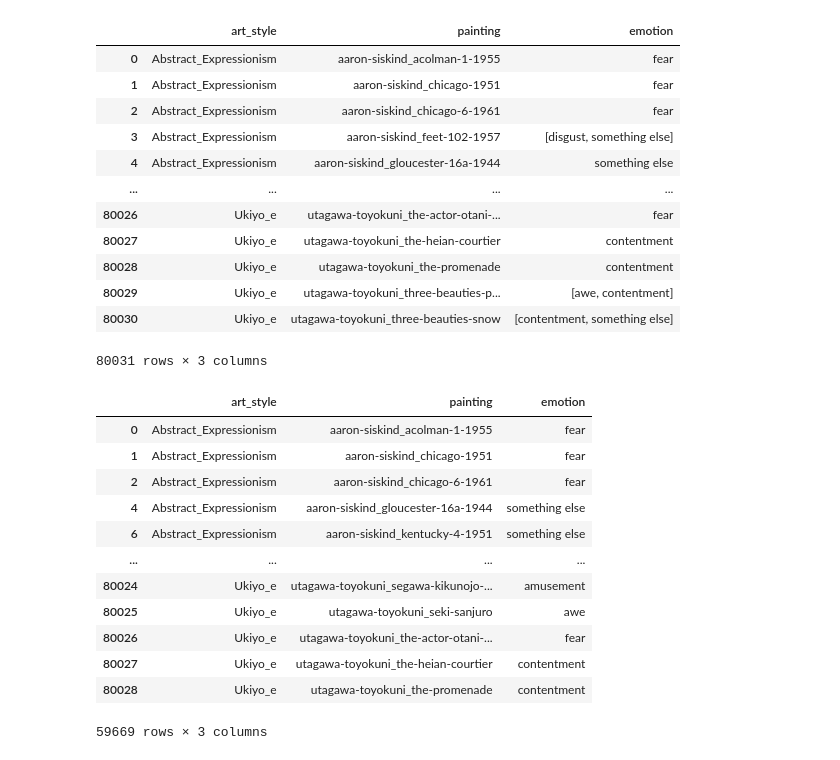
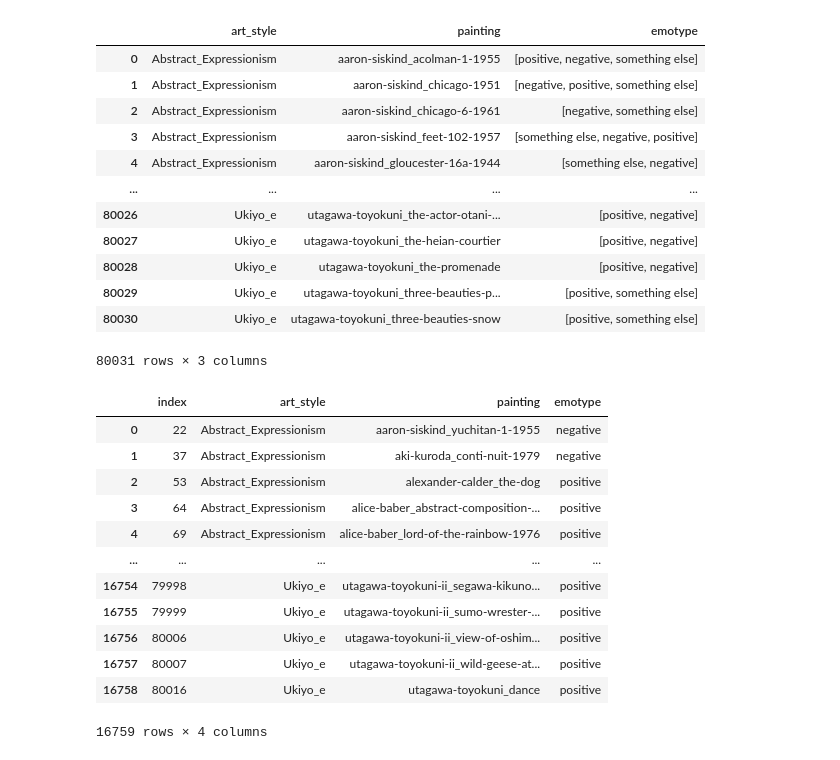
Before and after one commit to ArenLYT/EmotionalArtGeneration, a Jupyter notebook: Classifier.ipynb, the cells around one changed output. Cells and saved outputs as stored; diff of their text form; code cells hidden in the pictures.

```diff
--- a/Classifier.ipynb
+++ b/Classifier.ipynb
@@ -24,0 +25,6 @@ df
+# %%
+def modo(x):
+    if  x.value_counts()[0]>=sum(x.value_counts())*1.0 :
+        return pd.Series.mode(x)
+    else:
+        return x.value_counts()[:3].index.tolist()
@@ -25,35 +34,38 @@ df
 # %%
-processed=df.groupby(["art_style","painting"])["emotion"].agg(pd.Series.mode).reset_index()
-processed
+dfemo=df
+
+dfemo=dfemo.groupby(["art_style","painting"])["emotype"].agg(modo).reset_index()
+
+dfemo
 # %% [output]
-|  | art_style | painting | emotion |
-| 0 | Abstract_Expressionism | aaron-siskind_acolman-1-1955 | fear |
-| 1 | Abstract_Expressionism | aaron-siskind_chicago-1951 | fear |
-| 2 | Abstract_Expressionism | aaron-siskind_chicago-6-1961 | fear |
-| 3 | Abstract_Expressionism | aaron-siskind_feet-102-1957 | [disgust, something else] |
-| 4 | Abstract_Expressionism | aaron-siskind_gloucester-16a-1944 | something else |
+|  | art_style | painting | emotype |
+| 0 | Abstract_Expressionism | aaron-siskind_acolman-1-1955 | [positive, negative, something else] |
+| 1 | Abstract_Expressionism | aaron-siskind_chicago-1951 | [negative, positive, something else] |
+| 2 | Abstract_Expressionism | aaron-siskind_chicago-6-1961 | [negative, something else] |
+| 3 | Abstract_Expressionism | aaron-siskind_feet-102-1957 | [something else, negative, positive] |
+| 4 | Abstract_Expressionism | aaron-siskind_gloucester-16a-1944 | [something else, negative] |
 | ... | ... | ... | ... |
-| 80026 | Ukiyo_e | utagawa-toyokuni_the-actor-otani-... | fear |
-| 80027 | Ukiyo_e | utagawa-toyokuni_the-heian-courtier | contentment |
-| 80028 | Ukiyo_e | utagawa-toyokuni_the-promenade | contentment |
-| 80029 | Ukiyo_e | utagawa-toyokuni_three-beauties-p... | [awe, contentment] |
-| 80030 | Ukiyo_e | utagawa-toyokuni_three-beauties-snow | [contentment, something else] |
+| 80026 | Ukiyo_e | utagawa-toyokuni_the-actor-otani-... | [positive, negative] |
+| 80027 | Ukiyo_e | utagawa-toyokuni_the-heian-courtier | [positive, negative] |
+| 80028 | Ukiyo_e | utagawa-toyokuni_the-promenade | [positive, negative] |
+| 80029 | Ukiyo_e | utagawa-toyokuni_three-beauties-p... | [positive, something else] |
+| 80030 | Ukiyo_e | utagawa-toyokuni_three-beauties-snow | [positive, something else] |
 80031 rows × 3 columns
 # %%
-t=type(processed.emotion[3])
-processed2=processed[processed["emotion"].apply(lambda x: type(x) !=t )]
-processed2
+t=type(dfemo.emotype[0])
+dfemo=dfemo[dfemo["emotype"].apply(lambda x: type(x) !=t )].reset_index()
+dfemo
 # %% [output]
-|  | art_style | painting | emotion |
-| 0 | Abstract_Expressionism | aaron-siskind_acolman-1-1955 | fear |
-| 1 | Abstract_Expressionism | aaron-siskind_chicago-1951 | fear |
-| 2 | Abstract_Expressionism | aaron-siskind_chicago-6-1961 | fear |
-| 4 | Abstract_Expressionism | aaron-siskind_gloucester-16a-1944 | something else |
-| 6 | Abstract_Expressionism | aaron-siskind_kentucky-4-1951 | something else |
-| ... | ... | ... | ... |
-| 80024 | Ukiyo_e | utagawa-toyokuni_segawa-kikunojo-... | amusement |
-| 80025 | Ukiyo_e | utagawa-toyokuni_seki-sanjuro | awe |
-| 80026 | Ukiyo_e | utagawa-toyokuni_the-actor-otani-... | fear |
-| 80027 | Ukiyo_e | utagawa-toyokuni_the-heian-courtier | contentment |
-| 80028 | Ukiyo_e | utagawa-toyokuni_the-promenade | contentment |
+|  | index | art_style | painting | emotype |
+| 0 | 22 | Abstract_Expressionism | aaron-siskind_yuchitan-1-1955 | negative |
+| 1 | 37 | Abstract_Expressionism | aki-kuroda_conti-nuit-1979 | negative |
+| 2 | 53 | Abstract_Expressionism | alexander-calder_the-dog | positive |
+| 3 | 64 | Abstract_Expressionism | alice-baber_abstract-composition-... | positive |
+| 4 | 69 | Abstract_Expressionism | alice-baber_lord-of-the-rainbow-1976 | positive |
+| ... | ... | ... | ... | ... |
+| 16754 | 79998 | Ukiyo_e | utagawa-toyokuni-ii_segawa-kikuno... | positive |
+| 16755 | 79999 | Ukiyo_e | utagawa-toyokuni-ii_sumo-wrester-... | positive |
+| 16756 | 80006 | Ukiyo_e | utagawa-toyokuni-ii_view-of-oshim... | positive |
+| 16757 | 80007 | Ukiyo_e | utagawa-toyokuni-ii_wild-geese-at... | positive |
+| 16758 | 80016 | Ukiyo_e | utagawa-toyokuni_dance | positive |
-59669 rows × 3 columns
+16759 rows × 4 columns
```
Also changed, not shown: parts of 25 cells of this notebook, 3 other files.
